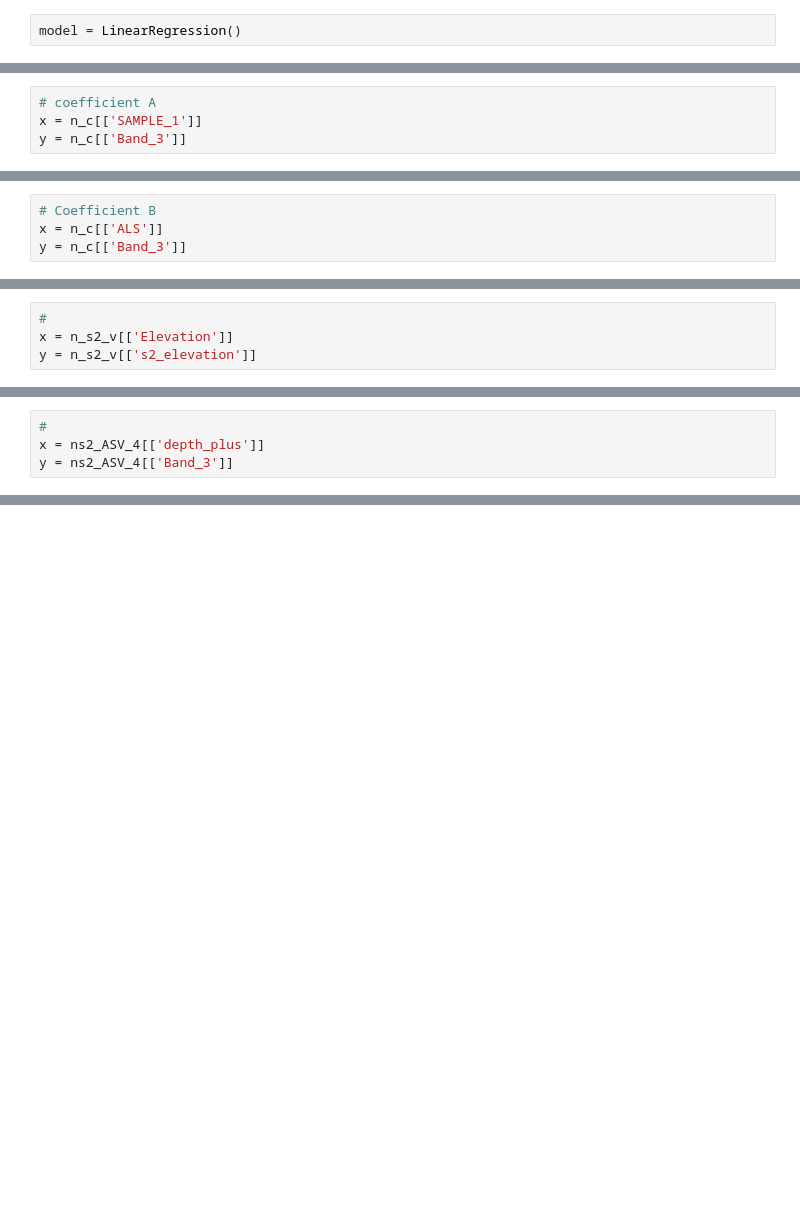
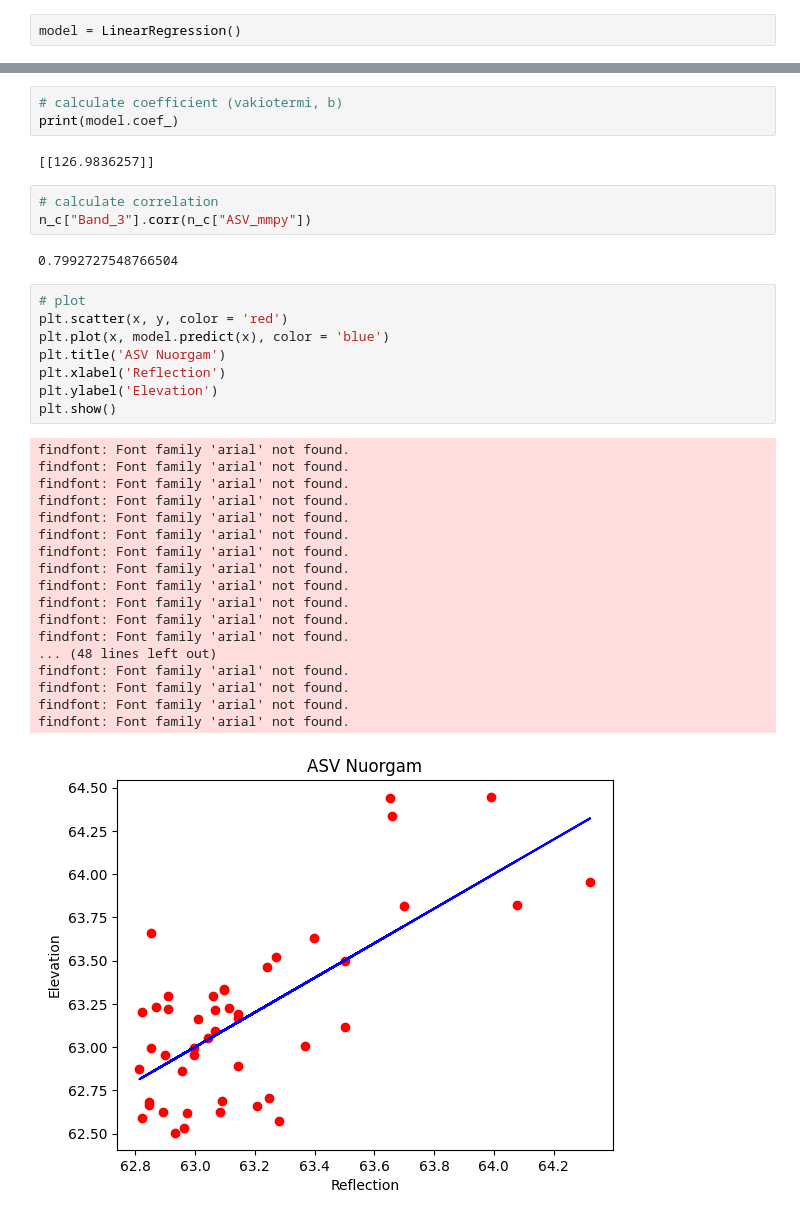
Before and after one commit to susannakukka/bathymetric-model-analysis, a Jupyter notebook: notebooks/sentinel2_bathymetry.ipynb, the cells around one changed output, grey strips where cells are left out. Drawn from its saved outputs; the diff is of its cells as text; blank space fills up the shorter version.

```diff
--- a/notebooks/sentinel2_bathymetry.ipynb
+++ b/notebooks/sentinel2_bathymetry.ipynb
@@ -356,4 +129,0 @@ n_c = n_c.dropna()
-# %%
-# coefficient A
-x = n_c[['SAMPLE_1']]
-y = n_c[['Band_3']]
@@ -385,4 +129,0 @@ plt.show()
-# %%
-# Coefficient B
-x = n_c[['ALS']]
-y = n_c[['Band_3']]
@@ -535,4 +129,0 @@ n_s2_v
-# %%
-#
-x = n_s2_v[['Elevation']]
-y = n_s2_v[['s2_elevation']]
@@ -648,4 +129,0 @@ ns2_ASV_4
-# %%
-#
-x = ns2_ASV_4[['depth_plus']]
-y = ns2_ASV_4[['Band_3']]
@@ -704,0 +135,37 @@ Root Mean Square Error:
+# %%
+# calculate coefficient (vakiotermi, b)
+print(model.coef_)
+# %% [output]
+[[126.9836257]]
+# %%
+# calculate correlation
+n_c["Band_3"].corr(n_c["ASV_mmpy"])
+# %% [output]
+0.7992727548766504
+# %%
+# plot
+plt.scatter(x, y, color = 'red')
+plt.plot(x, model.predict(x), color = 'blue')
+plt.title('ASV Nuorgam')
+plt.xlabel('Reflection')
+plt.ylabel('Elevation')
+plt.show()
+# %% [output]
+findfont: Font family 'arial' not found.
+findfont: Font family 'arial' not found.
+findfont: Font family 'arial' not found.
+findfont: Font family 'arial' not found.
+findfont: Font family 'arial' not found.
+findfont: Font family 'arial' not found.
+findfont: Font family 'arial' not found.
+findfont: Font family 'arial' not found.
+findfont: Font family 'arial' not found.
+findfont: Font family 'arial' not found.
+findfont: Font family 'arial' not found.
+findfont: Font family 'arial' not found.
+... (48 lines left out)
+findfont: Font family 'arial' not found.
+findfont: Font family 'arial' not found.
+findfont: Font family 'arial' not found.
+findfont: Font family 'arial' not found.
+[figure, added]
```
Also changed, not shown: parts of 109 cells of this notebook, 2 other files.
